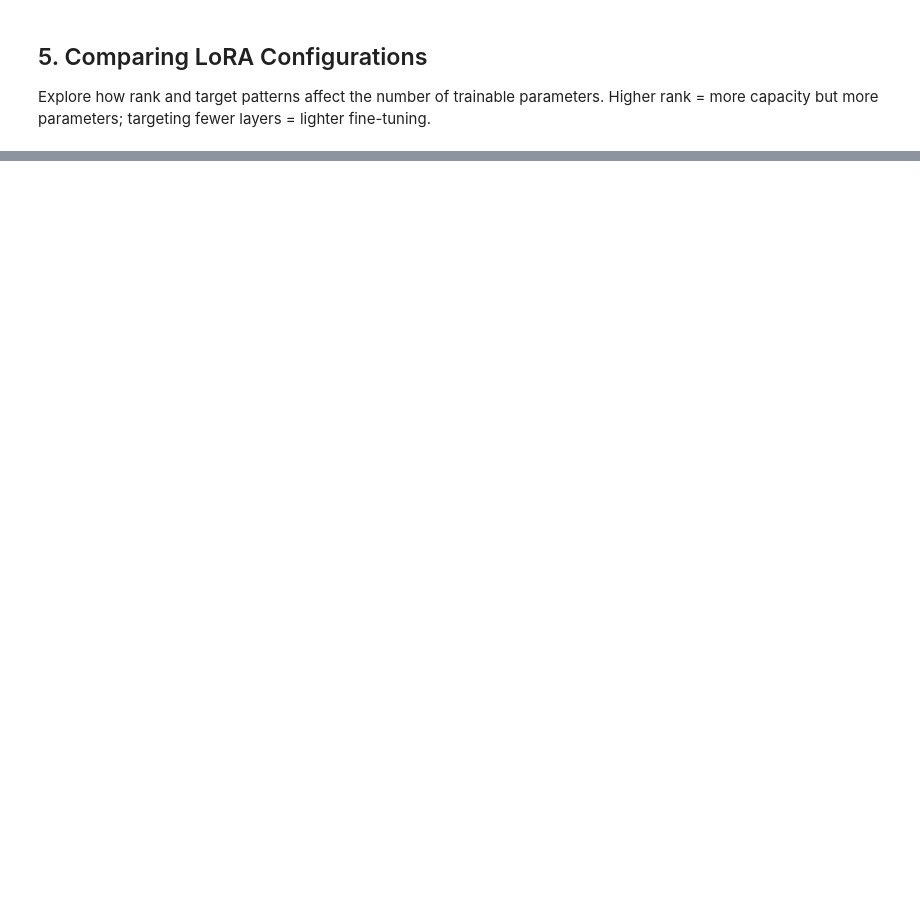
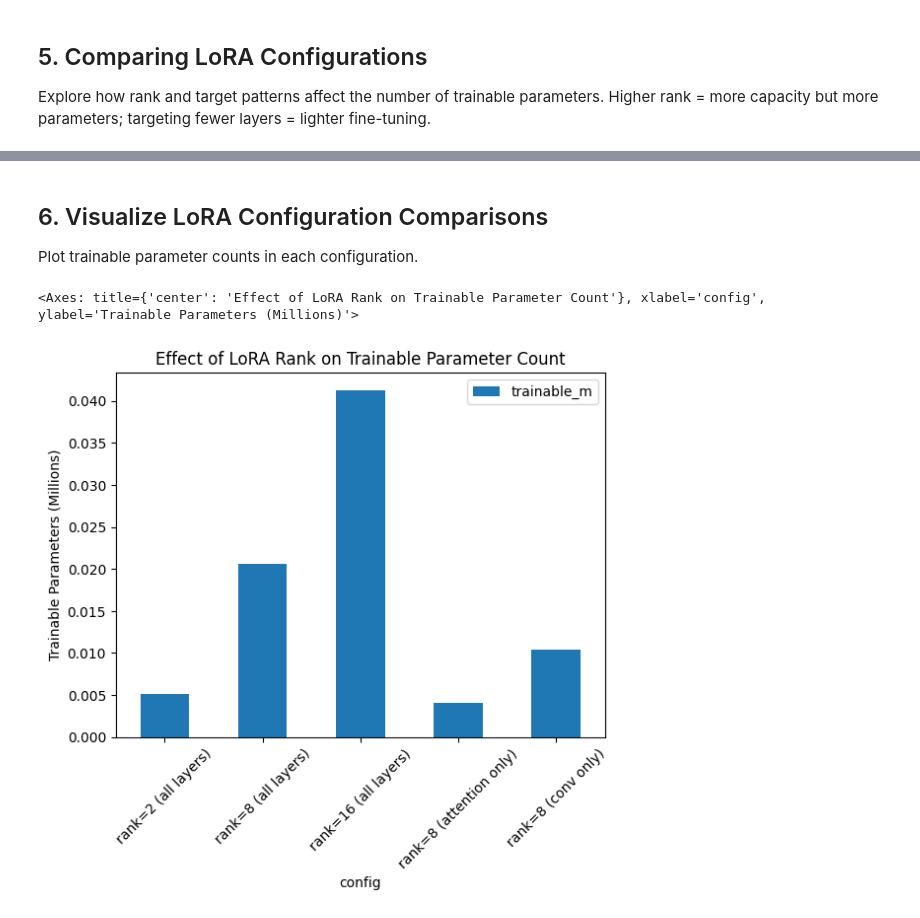
Before and after one commit to jsdearbo/sequence_to_function_model_tools, a Jupyter notebook: examples/02_lora_finetuning_workflow.ipynb, the cells around one changed output, grey strips where cells are left out. Saved outputs shown, nothing was run; the diff lists cells and outputs as text; code cells hidden in the pictures; blank space fills up the shorter version.

```diff
--- a/examples/02_lora_finetuning_workflow.ipynb
+++ b/examples/02_lora_finetuning_workflow.ipynb
@@ -259,7 +343,7 @@ configs = {
 results = []
 for name, cfg in configs.items():
     m = MiniBorzoi(n_tasks=3)
-    inject_lora(m.embedding, cfg)
+    inject_lora(m, cfg)
     stats = count_trainable_params(m)
     results.append({"config": name, **stats})
 
@@ -271,0 +368,17 @@ print(df[["config", "trainable", "total", "pct_trainable"]].to_string(index=Fals
+# %% [markdown]
+## 6. Visualize LoRA Configuration Comparisons
+
+Plot trainable parameter counts in each configuration.
+# %%
+df["trainable_m"] = df["trainable"].str.replace(",", "").astype(int) / 1e6
+
+df.plot.bar(
+    x="config",
+    y="trainable_m",
+    ylabel="Trainable Parameters (Millions)",
+    title="Effect of LoRA Rank on Trainable Parameter Count",
+    rot=45,
+)
+# %% [output]
+<Axes: title={'center': 'Effect of LoRA Rank on Trainable Parameter Count'}, xlabel='config', ylabel='Trainable Parameters (Millions)'>
+[figure, added]
```
Also changed, not shown: parts of 7 cells of this notebook.
